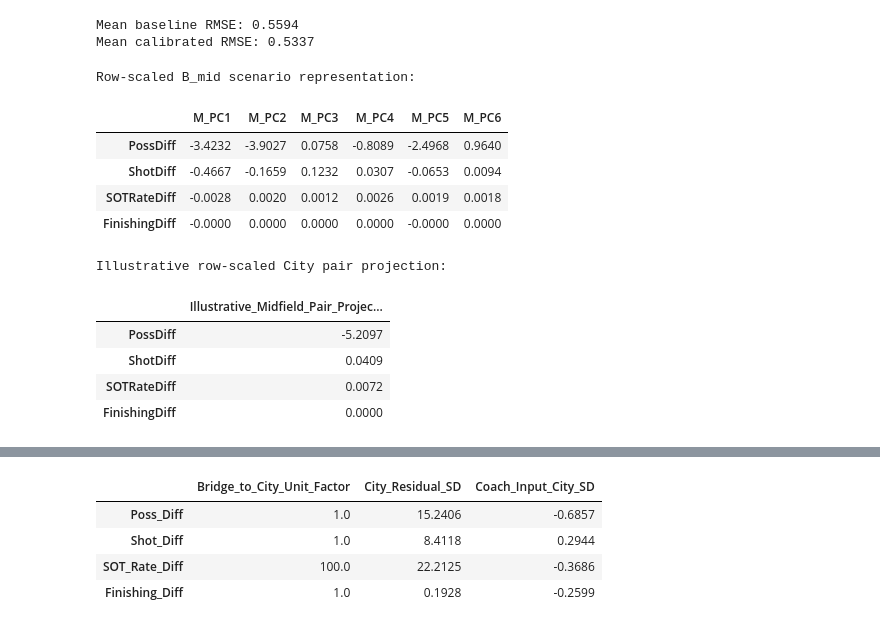
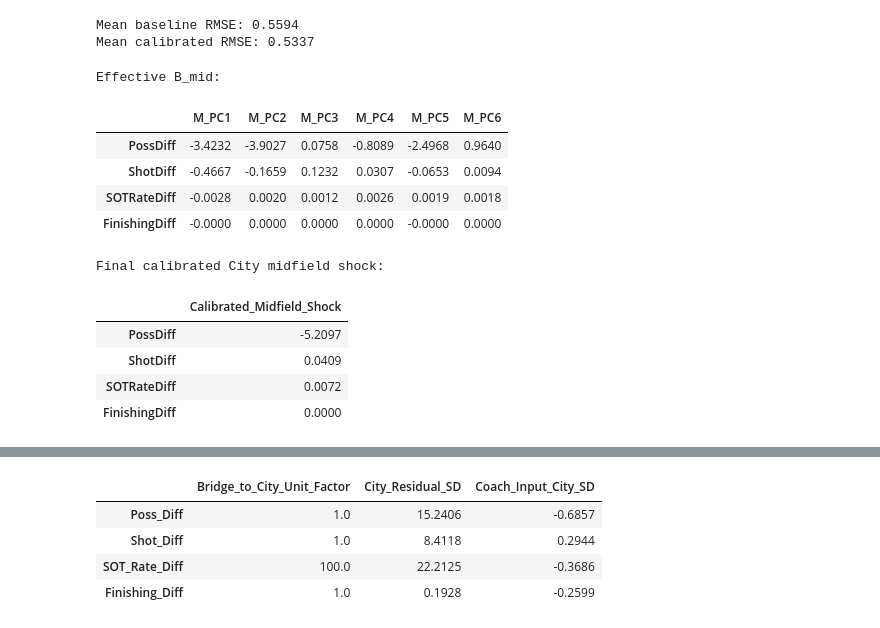
Before and after one commit to wtk-531/man-city-football-modeling, a Jupyter notebook: notebooks/dynamic_system_model.ipynb, the cells around one changed output, grey strips where cells are left out. Cells and saved outputs as stored; diff of their text form; code cells hidden in the pictures.

```diff
--- a/notebooks/dynamic_system_model.ipynb
+++ b/notebooks/dynamic_system_model.ipynb
@@ -9318,7 +9356,7 @@ Mean baseline RMSE: 0.5594
 Mean calibrated RMSE: 0.5337
 # %%
 # ==================================================
-# 6.12.7 Row-scaled midfield scenario representation
+# 6.12.7 Final calibrated midfield input matrix
 # ==================================================
 
 rho_vector = pd.Series(
@@ -9331,7 +9369,7 @@ rho_vector = pd.Series(
     }
 )
 
-# Convenience row scaling from validation-derived prediction shrinkage
+# Row-wise reliability shrinkage
 B_mid_effective = (
     B_mid
     .mul(
@@ -9341,45 +9379,45 @@ B_mid_effective = (
 )
 
 print(
-    "Row-scaled B_mid scenario representation:"
+    "Effective B_mid:"
 )
 
 display(
     B_mid_effective.round(4)
 )
 
 
 # --------------------------------------------------
-# Illustrative pair projection under the row-scaled scenario
+# Final Manchester City structural midfield shock
 # --------------------------------------------------
 
 city_mid_state_shock_effective = (
     B_mid_effective
     @ city_mid_shift
 )
 
 city_mid_state_shock_effective.name = (
-    "Illustrative_Midfield_Pair_Projection"
+    "Calibrated_Midfield_Shock"
 )
 
 print(
-    "\nIllustrative row-scaled City pair projection:"
+    "\nFinal calibrated City midfield shock:"
 )
 
 display(
     city_mid_state_shock_effective
     .to_frame()
     .round(4)
 )
 # %% [output]
-Row-scaled B_mid scenario representation:
+Effective B_mid:
 |  | M_PC1 | M_PC2 | M_PC3 | M_PC4 | M_PC5 | M_PC6 |
 | PossDiff | -3.4232 | -3.9027 | 0.0758 | -0.8089 | -2.4968 | 0.9640 |
 | ShotDiff | -0.4667 | -0.1659 | 0.1232 | 0.0307 | -0.0653 | 0.0094 |
 | SOTRateDiff | -0.0028 | 0.0020 | 0.0012 | 0.0026 | 0.0019 | 0.0018 |
 | FinishingDiff | -0.0000 | 0.0000 | 0.0000 | 0.0000 | -0.0000 | 0.0000 |
-Illustrative row-scaled City pair projection:
+Final calibrated City midfield shock:
-|  | Illustrative_Midfield_Pair_Projec... |
+|  | Calibrated_Midfield_Shock |
 | PossDiff | -5.2097 |
 | ShotDiff | 0.0409 |
 | SOTRateDiff | 0.0072 |
```
Also changed, not shown: parts of 52 cells of this notebook.
